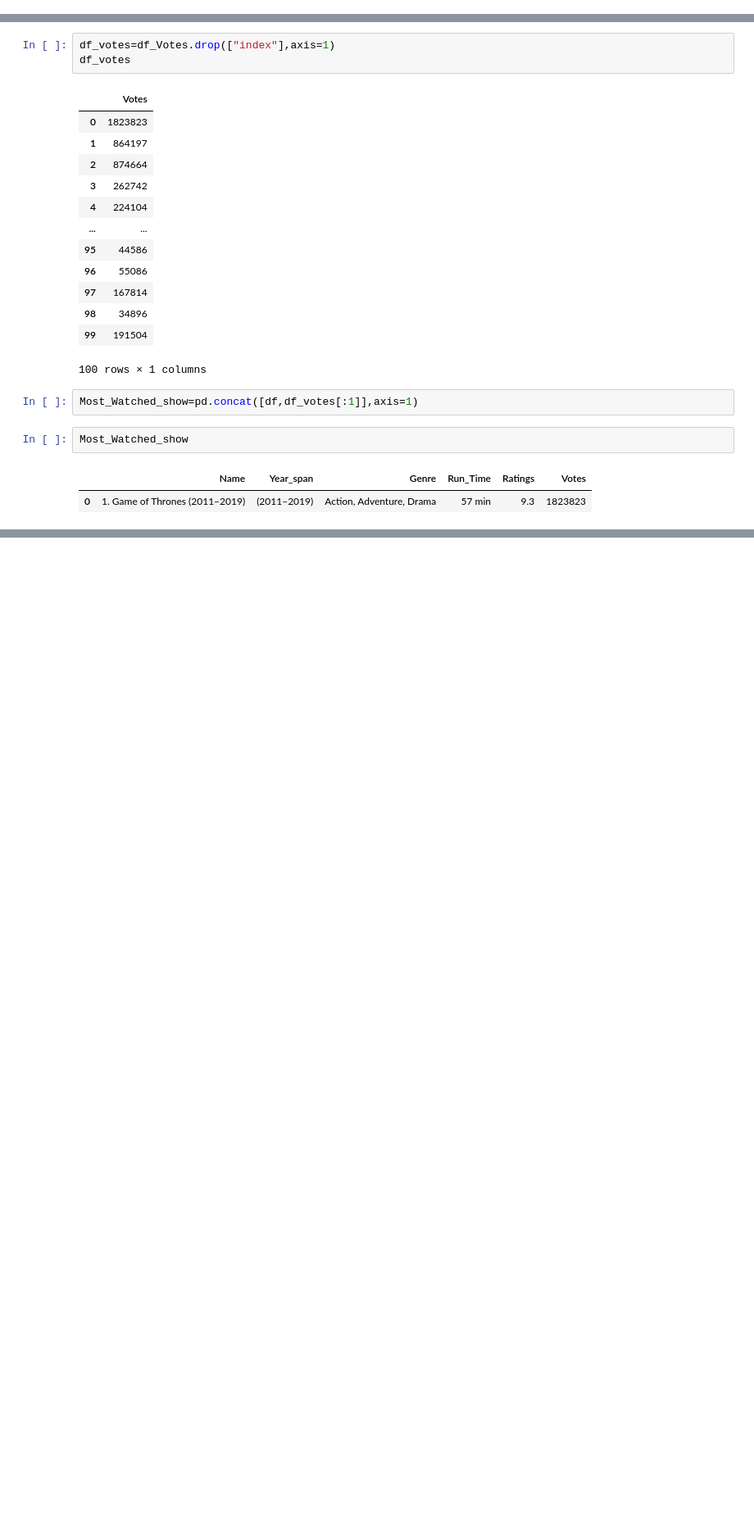
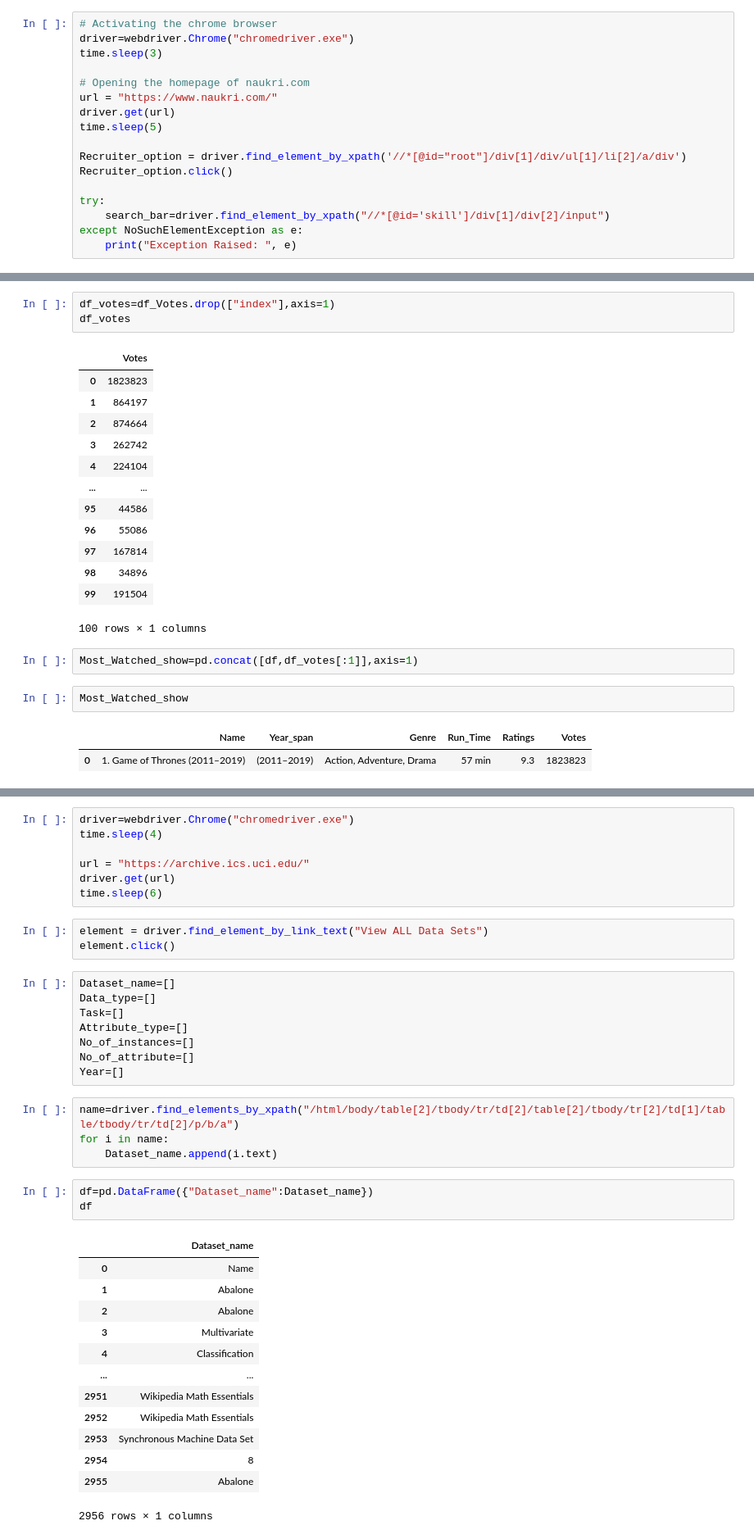
Before and after one commit to parvsharda/Data-Scraping, a Jupyter notebook: Web_Scraping_Assignment4.csv-checkpoint.ipynb, the cells around one changed output, grey strips where cells are left out. Shown at 82% size. Saved outputs shown, nothing was run; the diff lists cells and outputs as text; blank space fills up the shorter version.

```diff
--- a/Web_Scraping_Assignment4.csv-checkpoint.ipynb
+++ b/Web_Scraping_Assignment4.csv-checkpoint.ipynb
@@ -251,0 +507,17 @@ df
+# %%
+# Activating the chrome browser
+driver=webdriver.Chrome("chromedriver.exe")
+time.sleep(3)
+
+# Opening the homepage of naukri.com
+url = "https://www.naukri.com/"
+driver.get(url)
+time.sleep(5)
+
+Recruiter_option = driver.find_element_by_xpath('//*[@id="root"]/div[1]/div/ul[1]/li[2]/a/div')
+Recruiter_option.click()
+
+try:
+    search_bar=driver.find_element_by_xpath("//*[@id='skill']/div[1]/div[2]/input")
+except NoSuchElementException as e:
+    print("Exception Raised: ", e)
@@ -477,0 +815,39 @@ Most_Watched_show
+# %%
+driver=webdriver.Chrome("chromedriver.exe")
+time.sleep(4)
+
+url = "https://archive.ics.uci.edu/"
+driver.get(url)
+time.sleep(6)
+# %%
+element = driver.find_element_by_link_text("View ALL Data Sets")
+element.click()
+# %%
+Dataset_name=[]
+Data_type=[]
+Task=[]
+Attribute_type=[]
+No_of_instances=[]
+No_of_attribute=[]
+Year=[]
+# %%
+name=driver.find_elements_by_xpath("/html/body/table[2]/tbody/tr/td[2]/table[2]/tbody/tr[2]/td[1]/table/tbody/tr/td[2]/p/b/a")
+for i in name:
+    Dataset_name.append(i.text)
+# %%
+df=pd.DataFrame({"Dataset_name":Dataset_name})
+df
+# %% [output]
+|  | Dataset_name |
+| 0 | Name |
+| 1 | Abalone |
+| 2 | Abalone |
+| 3 | Multivariate |
+| 4 | Classification |
+| ... | ... |
+| 2951 | Wikipedia Math Essentials |
+| 2952 | Wikipedia Math Essentials |
+| 2953 | Synchronous Machine Data Set |
+| 2954 | 8 |
+| 2955 | Abalone |
+2956 rows × 1 columns
```
Also changed, not shown: parts of 19 cells of this notebook.
